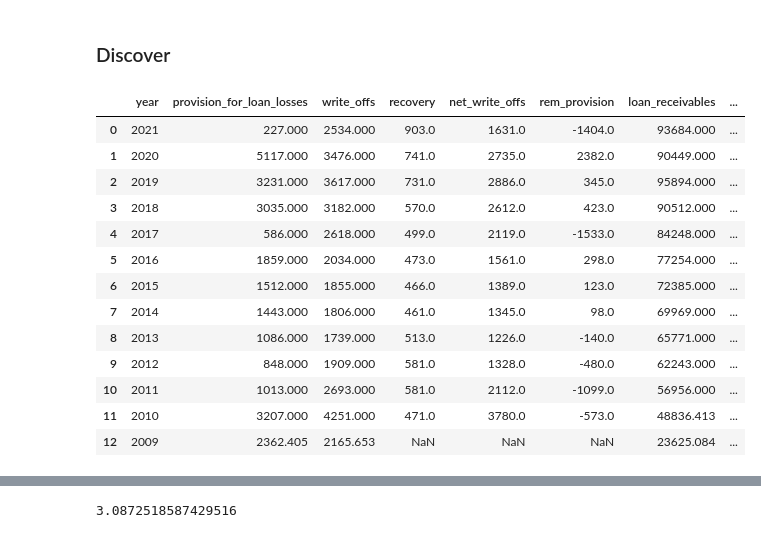
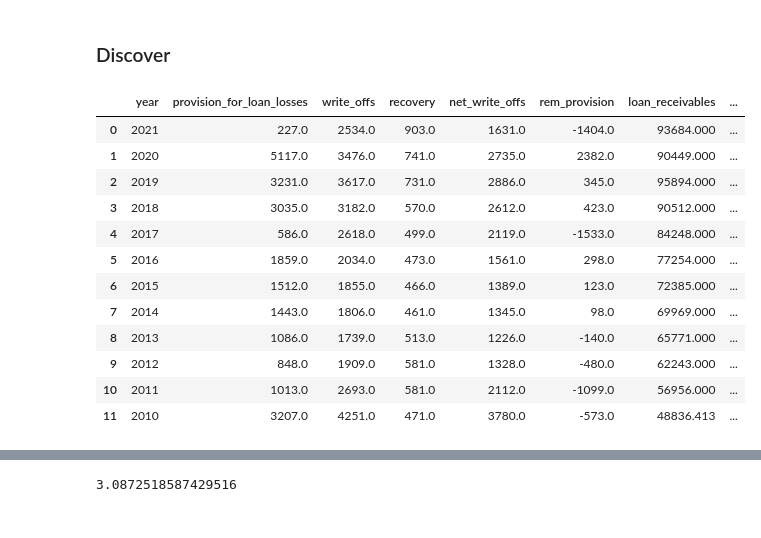
Before and after one commit to EzraTam/edgar-analysis, a Jupyter notebook: edgar_analysis.ipynb, the cells around one changed output, grey strips where cells are left out. Saved outputs shown, nothing was run; the diff lists cells and outputs as text; code cells hidden in the pictures.

```diff
--- a/edgar_analysis.ipynb
+++ b/edgar_analysis.ipynb
@@ -55,0 +14,2 @@ def extract_description(data:dict,tag:str)->str:
+# %%
+PATH_DATA="/Users/ezratampubolon/PythonProjects/Financial/edgar-data/companyfacts"
@@ -55,0 +19,8 @@ def extract_description(data:dict,tag:str)->str:
+# %%
+# Discover Financial
+cik="0001393612"
+file_nm="CIK"+cik
+f=open(os.path.join(PATH_DATA,file_nm+'.json'))
+# Define service
+DiscoverService=ds.FinancialAnalyze(comp_nm="discover",data=json.load(f))
+f.close
@@ -73,6 +51,3 @@ f.close
-# %%
-# Define service
-DiscoverService=ds.FinancialAnalyze(comp_nm="discover",data=dict_fin["discover"]["data"])
 # %%
 # Initialize data
 DiscoverService.init_yearly_data_norm(
@@ -471,44 +424,44 @@ DiscoverService.add_yearly_data_norm(
 
 DiscoverService.add_yearly_data_norm(
     tag="FinancingReceivableAllowanceForCreditLossesRecovery",
     col_nm="recovery",df_nm="loan_losses",add_row=False)
 
 DiscoverService.dict_df["loan_losses"]["net_write_offs"]=DiscoverService.dict_df["loan_losses"]["write_offs"]-DiscoverService.dict_df["loan_losses"]["recovery"]
 DiscoverService.dict_df["loan_losses"]["rem_provision"]=DiscoverService.dict_df["loan_losses"]["provision_for_loan_losses"]-DiscoverService.dict_df["loan_losses"]["net_write_offs"]
 
 
 DiscoverService.add_data_from_other_col(source_df="loan_receivables",source_col="loan_receivables",target_df="loan_losses")
 
 # Compute the ratio between write offs to loan receivables
 DiscoverService.compute_ratio(
     numer_col_nm="write_offs",
     denom_col_nm="loan_receivables",
     res_col_nm="write_offs_to_loan_receivables_perc",
     df_nm="loan_losses"
     )
 
 # Compute the ratio between write offs to loan receivables
 DiscoverService.compute_ratio(
     numer_col_nm="provision_for_loan_losses",
     denom_col_nm="loan_receivables",
     res_col_nm="provision_to_loan_receivables",
     df_nm="loan_losses"
     )
 
+DiscoverService.dict_df["loan_losses"]=DiscoverService.dict_df["loan_losses"].dropna()
 DiscoverService.dict_df["loan_losses"]
 # %% [output]
 |  | year | provision_for_loan_losses | write_offs | recovery | net_write_offs | rem_provision | loan_receivables | ... |
-| 0 | 2021 | 227.000 | 2534.000 | 903.0 | 1631.0 | -1404.0 | 93684.000 | ... |
-| 1 | 2020 | 5117.000 | 3476.000 | 741.0 | 2735.0 | 2382.0 | 90449.000 | ... |
-| 2 | 2019 | 3231.000 | 3617.000 | 731.0 | 2886.0 | 345.0 | 95894.000 | ... |
-| 3 | 2018 | 3035.000 | 3182.000 | 570.0 | 2612.0 | 423.0 | 90512.000 | ... |
-| 4 | 2017 | 586.000 | 2618.000 | 499.0 | 2119.0 | -1533.0 | 84248.000 | ... |
-| 5 | 2016 | 1859.000 | 2034.000 | 473.0 | 1561.0 | 298.0 | 77254.000 | ... |
-| 6 | 2015 | 1512.000 | 1855.000 | 466.0 | 1389.0 | 123.0 | 72385.000 | ... |
-| 7 | 2014 | 1443.000 | 1806.000 | 461.0 | 1345.0 | 98.0 | 69969.000 | ... |
-| 8 | 2013 | 1086.000 | 1739.000 | 513.0 | 1226.0 | -140.0 | 65771.000 | ... |
-| 9 | 2012 | 848.000 | 1909.000 | 581.0 | 1328.0 | -480.0 | 62243.000 | ... |
-| 10 | 2011 | 1013.000 | 2693.000 | 581.0 | 2112.0 | -1099.0 | 56956.000 | ... |
-| 11 | 2010 | 3207.000 | 4251.000 | 471.0 | 3780.0 | -573.0 | 48836.413 | ... |
-| 12 | 2009 | 2362.405 | 2165.653 | NaN | NaN | NaN | 23625.084 | ... |
+| 0 | 2021 | 227.0 | 2534.0 | 903.0 | 1631.0 | -1404.0 | 93684.000 | ... |
+| 1 | 2020 | 5117.0 | 3476.0 | 741.0 | 2735.0 | 2382.0 | 90449.000 | ... |
+| 2 | 2019 | 3231.0 | 3617.0 | 731.0 | 2886.0 | 345.0 | 95894.000 | ... |
+| 3 | 2018 | 3035.0 | 3182.0 | 570.0 | 2612.0 | 423.0 | 90512.000 | ... |
+| 4 | 2017 | 586.0 | 2618.0 | 499.0 | 2119.0 | -1533.0 | 84248.000 | ... |
+| 5 | 2016 | 1859.0 | 2034.0 | 473.0 | 1561.0 | 298.0 | 77254.000 | ... |
+| 6 | 2015 | 1512.0 | 1855.0 | 466.0 | 1389.0 | 123.0 | 72385.000 | ... |
+| 7 | 2014 | 1443.0 | 1806.0 | 461.0 | 1345.0 | 98.0 | 69969.000 | ... |
+| 8 | 2013 | 1086.0 | 1739.0 | 513.0 | 1226.0 | -140.0 | 65771.000 | ... |
+| 9 | 2012 | 848.0 | 1909.0 | 581.0 | 1328.0 | -480.0 | 62243.000 | ... |
+| 10 | 2011 | 1013.0 | 2693.0 | 581.0 | 2112.0 | -1099.0 | 56956.000 | ... |
+| 11 | 2010 | 3207.0 | 4251.0 | 471.0 | 3780.0 | -573.0 | 48836.413 | ... |
 # %%
```
Also changed, not shown: parts of 26 cells of this notebook, 1 other file.
